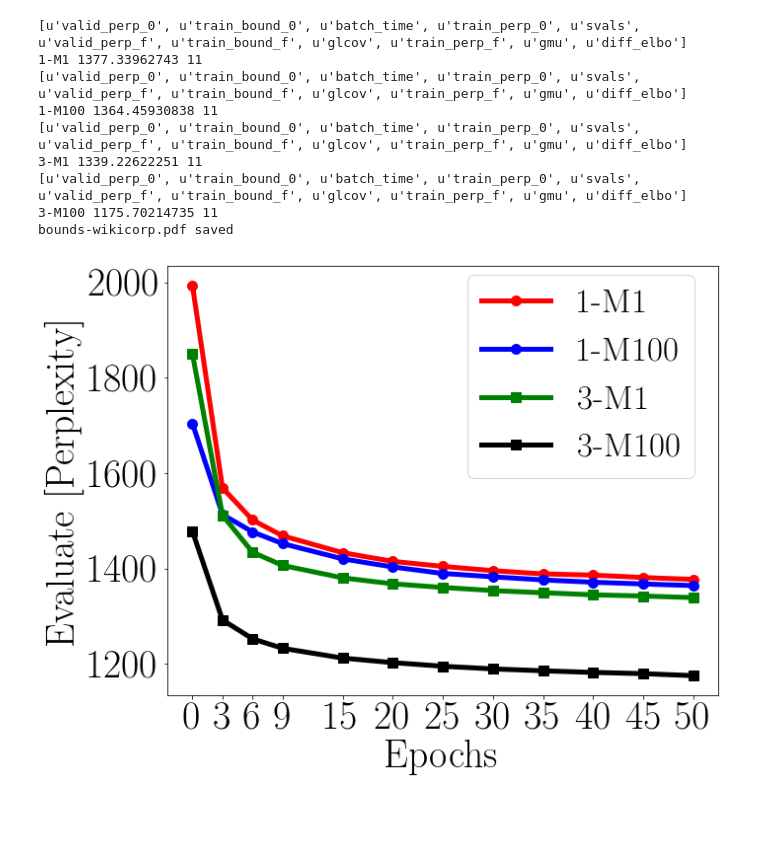
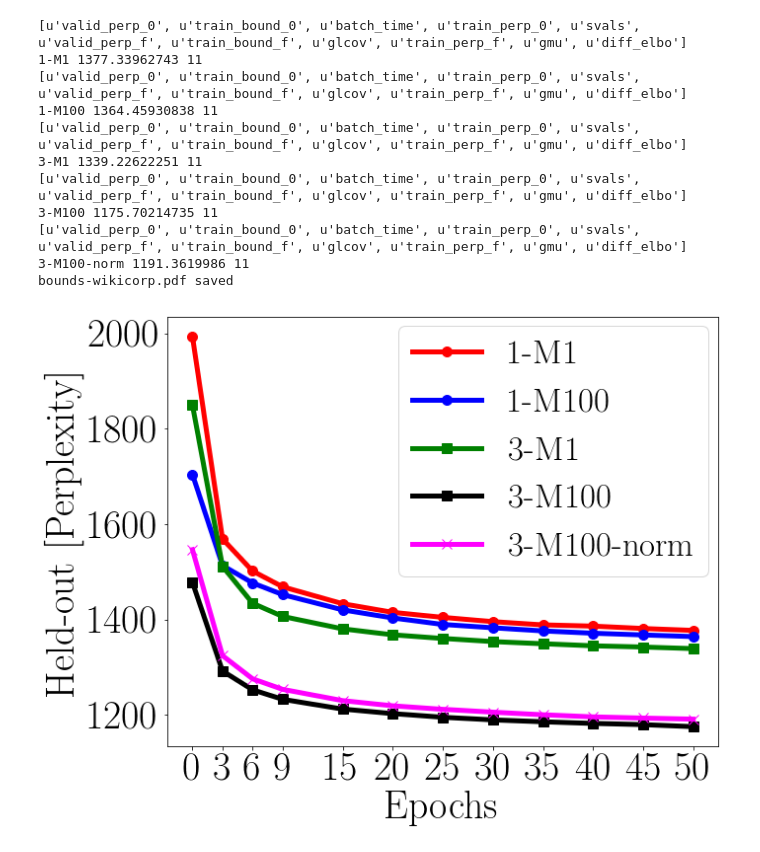
Before and after one commit to rahulk90/vae_sparse, a Jupyter notebook: ipynb/bow_text/VisualizeTrainingCurves.ipynb, the cells around one changed output. Drawn from its saved outputs; the diff is of its cells as text; code cells hidden in the pictures; blank space fills up the shorter version.

```diff
--- a/ipynb/bow_text/VisualizeTrainingCurves.ipynb
+++ b/ipynb/bow_text/VisualizeTrainingCurves.ipynb
@@ -69,7 +71,7 @@ for sdir in subdirectories:
     #print DIR+sdir+'/*EP200*.h5'
     for f in glob.glob(DIR+sdir+'/*EP'+MAXEPOCH+'*.h5'):
         print f,
-        if 'normalize' in f:
+        if 'normalize' in f and 'none' in sdir:
             continue
         params = readPickle(getConfigFile(f))[0]
         params['replicate_K'] = None
@@ -123,7 +125,10 @@ def update_name(name):
     if 'baseline' in name:
         return pl+'-M1'
     else:
-        return pl+'-M'+name.split('fin')[1].split('-')[0]
+        if 'normalize' in name:
+            return pl+'-M'+name.split('fin')[1].split('-')[0]+'-norm'
+        else:
+            return pl+'-M'+name.split('fin')[1].split('-')[0]
 #names = [names[k] for k in idxlist]
 names = [update_name(names[k]) for k in idxlist]
 
@@ -157,16 +162,18 @@ NS = 'M100'
 if 'wikicorp' in dataset:
     NS = 'M100'
 
-colorFinal = {}
+colorFinal = OrderedDict()
 colorFinal['1-M1']    = 'r'
 colorFinal['1-'+NS]  = 'b'
 colorFinal['3-M1']    =  'g'
 colorFinal['3-'+NS]  =  'k'
+colorFinal['3-'+NS+'-norm']  =  'magenta'
 markerFinal = {}
 markerFinal['1-M1']   = 'o'
 markerFinal['1-'+NS] = 'o'
 markerFinal['3-M1']   =  's'
 markerFinal['3-'+NS] =  's'
+markerFinal['3-'+NS+'-norm'] =  'x'
 
 namemap = OrderedDict()
 namemap['1-M1']   = '$p1$'
@@ -177,7 +184,7 @@ namemap['3-'+NS]  =  'p3-$\\psi_{\\text{opt.}}$'
 
 fig,axlist     = plt.subplots(1,1,figsize=(10,8))
 ax = axlist
-for name in ['1-M1','1-'+NS,'3-M1','3-'+NS]:
+for name in colorFinal:
     data = results[name]
     print data.keys()
     if 'valid_perp_bound_0' in data:
@@ -192,38 +199,40 @@ for name in ['1-M1','1-'+NS,'3-M1','3-'+NS]:
     print name,np.min(valid_bound_f[:,1]),np.argmin(valid_bound_f[:,1])
     MARKER = markerFinal[name]
     COLOR  = colorFinal[name]
-
+    X = valid_bound_f[:,0]
     #ax.plot(valid_bound_0[:,0],valid_bound_0[:,1],'--',color=COLOR,marker = MARKER)
     ax.plot(valid_bound_f[:,0],valid_bound_f[:,1],marker = MARKER,color=COLOR,label=name)
 
-ax.set_ylabel('Evaluate [Perplexity]')
+ax.set_ylabel('Held-out [Perplexity]')
 ax.set_xlabel('Epochs')
 ax.hlines(NLL_valid_prob, 0, ax.get_xlim()[1], linestyles='dashdot',colors='k')
 if 'rcv2_miao' in dataset:
     ax.set_xlim([0,200])
     ax.set_ylim([300,600])
 if 'wikicorp' in dataset:
     ax.set_xticks(X)
 if 'wikicorp' in dataset:
     pass
-    ax.legend(loc='upper center', bbox_to_anchor=(0.75, 1.02),ncol=1, frameon=True,columnspacing=0.1, prop={'size': 35})
+    ax.legend(loc='upper center', bbox_to_anchor=(0.7, 1.02),ncol=1, frameon=True,columnspacing=0.1, prop={'size': 35})
 else:
     ax.legend(loc='upper center', bbox_to_anchor=(.52, 1.05),ncol=2, frameon=False,columnspacing=0.1)
 
 fname = 'bounds-'+dataset+'.pdf'
 print fname,'saved'
 plt.savefig(fname,bbox_inches='tight')
 # %% [output]
 [u'valid_perp_0', u'train_bound_0', u'batch_time', u'train_perp_0', u'svals', u'valid_perp_f', u'train_bound_f', u'glcov', u'train_perp_f', u'gmu', u'diff_elbo']
 1-M1 1377.33962743 11
 [u'valid_perp_0', u'train_bound_0', u'batch_time', u'train_perp_0', u'svals', u'valid_perp_f', u'train_bound_f', u'glcov', u'train_perp_f', u'gmu', u'diff_elbo']
 1-M100 1364.45930838 11
 [u'valid_perp_0', u'train_bound_0', u'batch_time', u'train_perp_0', u'svals', u'valid_perp_f', u'train_bound_f', u'glcov', u'train_perp_f', u'gmu', u'diff_elbo']
 3-M1 1339.22622251 11
 [u'valid_perp_0', u'train_bound_0', u'batch_time', u'train_perp_0', u'svals', u'valid_perp_f', u'train_bound_f', u'glcov', u'train_perp_f', u'gmu', u'diff_elbo']
 3-M100 1175.70214735 11
+[u'valid_perp_0', u'train_bound_0', u'batch_time', u'train_perp_0', u'svals', u'valid_perp_f', u'train_bound_f', u'glcov', u'train_perp_f', u'gmu', u'diff_elbo']
+3-M100-norm 1191.3619986 11
 bounds-wikicorp.pdf saved
-[figure, old version]
+[figure, new version]
 # %%
 #Visualize Training Curves (train/valid/test)
 
```
Also changed, not shown: parts of 4 cells of this notebook, 9 other files.
